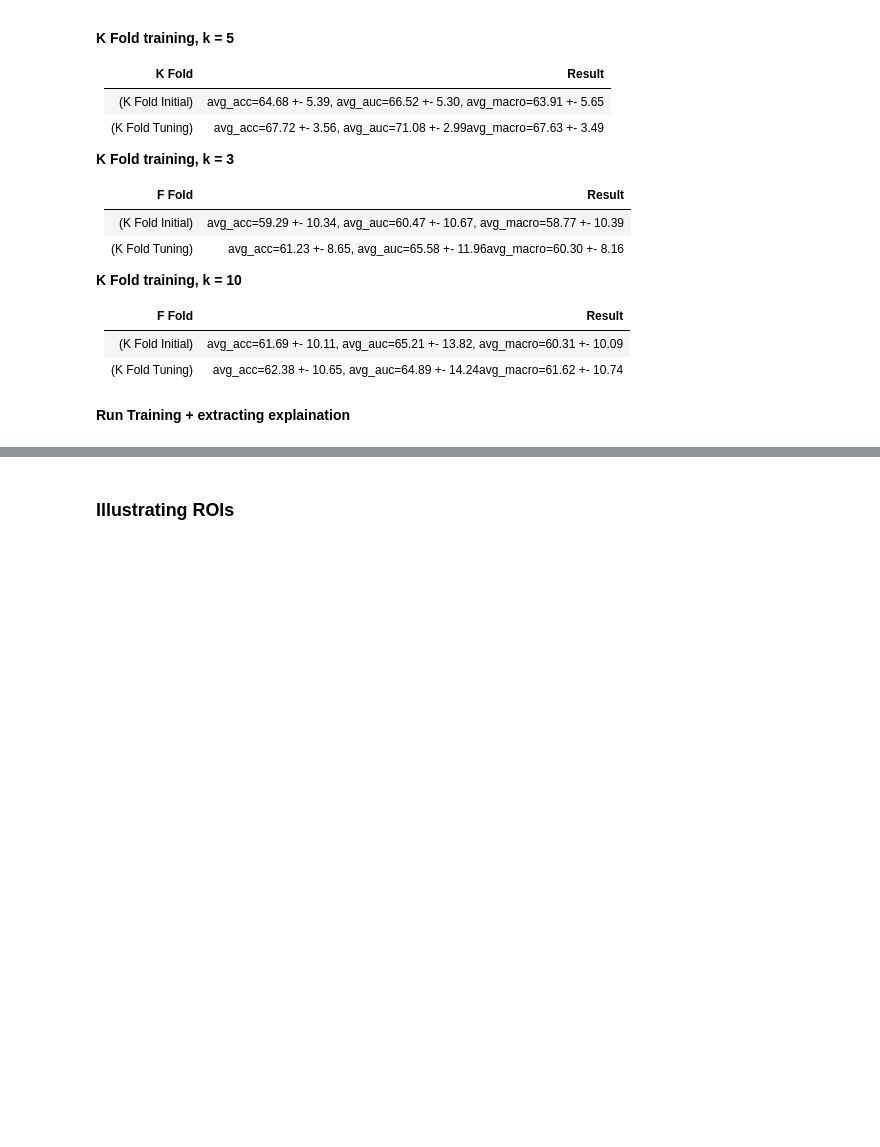
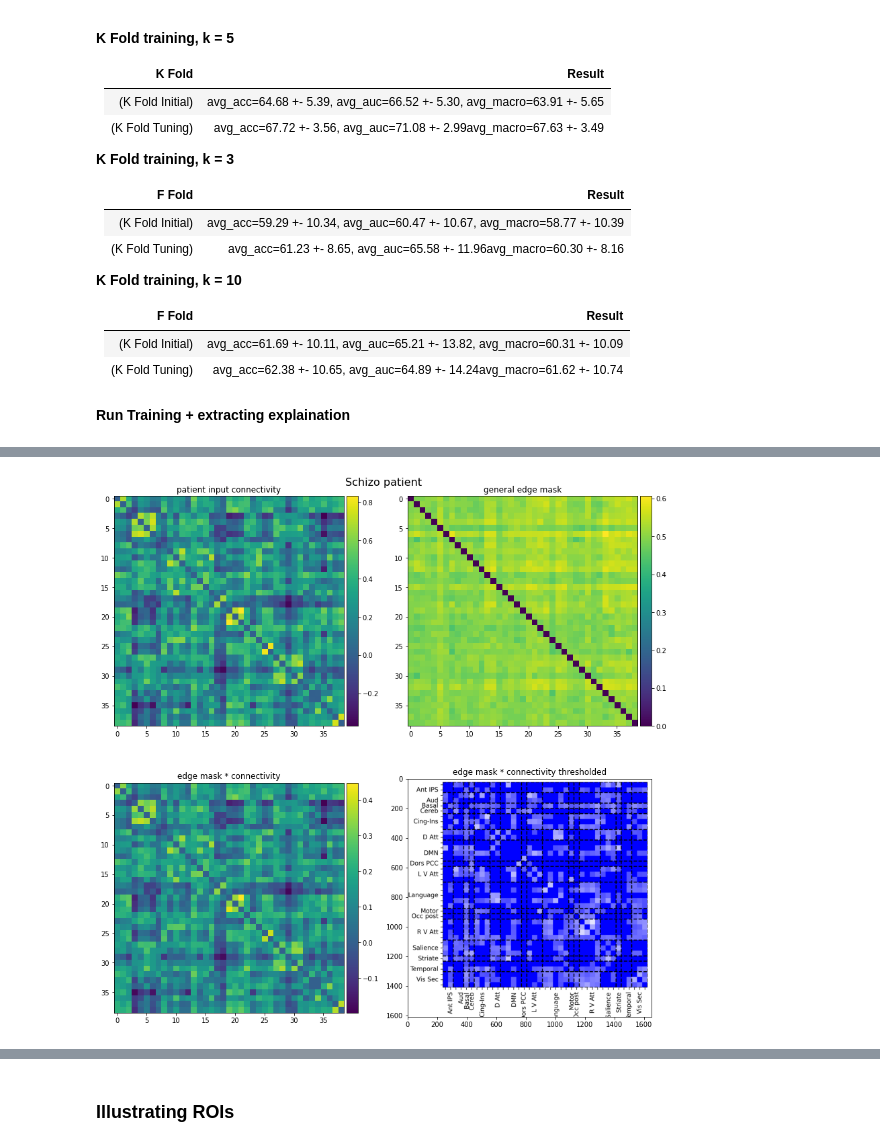
Before and after one commit to BobrG/neuro-gnn-project, a Jupyter notebook: run_gnnexplainer.ipynb, the cells around one changed output, grey strips where cells are left out. Drawn from its saved outputs; the diff is of its cells as text; code cells hidden in the pictures; blank space fills up the shorter version.

```diff
--- a/run_gnnexplainer.ipynb
+++ b/run_gnnexplainer.ipynb
@@ -255,0 +260,4 @@ with open('./datasets/Schiza.node', 'w', encoding='ascii') as f:
+# %%
+show_results(5, 'negative', '/')
+# %% [output]
+[figure, added]
```
Also changed, not shown: parts of 26 cells of this notebook, 3 other files.
